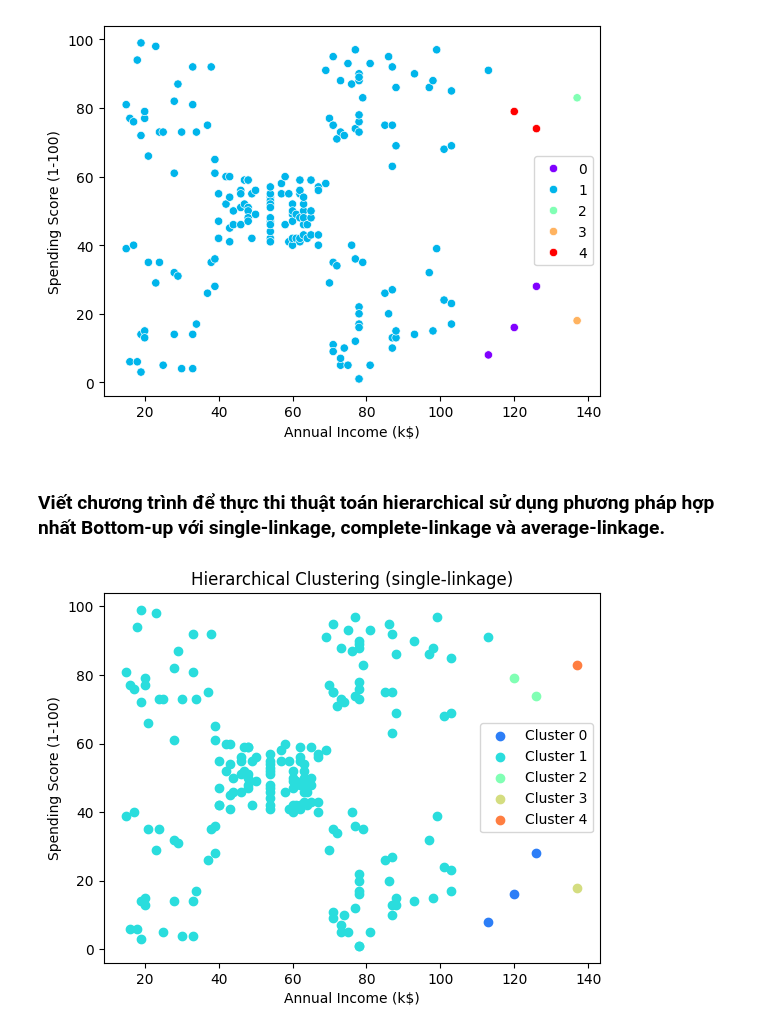
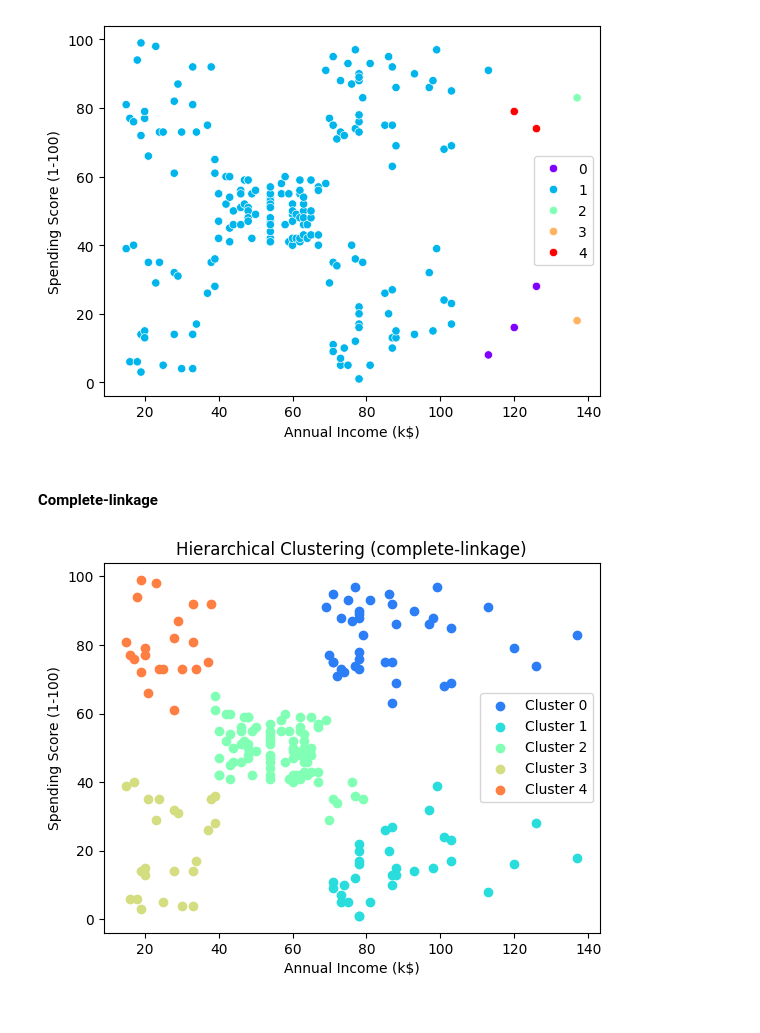
Before and after one commit to tano-dev/Data-Mining_MTH10358, a Jupyter notebook: Homeworks/TH/7/BTTH_DM_23110163_Tuan7.ipynb, the cells around one changed output. Saved outputs shown, nothing was run; the diff lists cells and outputs as text; code cells hidden in the pictures.

```diff
--- a/Homeworks/TH/7/BTTH_DM_23110163_Tuan7.ipynb
+++ b/Homeworks/TH/7/BTTH_DM_23110163_Tuan7.ipynb
@@ -157,5 +263,3 @@ sns.scatterplot(x = customer_data['Annual Income (k$)'], y = customer_data['Spen
  1 1 1 1 1 1 1 0 1 0 4 0 4 3 2]
 <Axes: xlabel='Annual Income (k$)', ylabel='Spending Score (1-100)'>
 [figure]
-# %% [markdown]
-### Viết chương trình để thực thi thuật toán hierarchical sử dụng phương pháp hợp nhất Bottom-up với single-linkage, complete-linkage và average-linkage.
@@ -269,6 +266,8 @@ class AgglomerativeHierarchicalClustering:
-# %%
-agg_hierarchical_clustering = AgglomerativeHierarchicalClustering(selected_data, 5)
-agg_hierarchical_clustering.run_algorithm()
-agg_hierarchical_clustering.plot_clusters()
-# %% [output]
-[figure, removed]
+# %% [markdown]
+#### Complete-linkage
+# %%
+hierarchical_clustering_complete = HierarchicalClustering(selected_data, 5, linkage='complete')
+hierarchical_clustering_complete.run()
+hierarchical_clustering_complete.plot_clusters()
+# %% [output]
+[figure, added]
```
Also changed, not shown: parts of 10 cells of this notebook.
